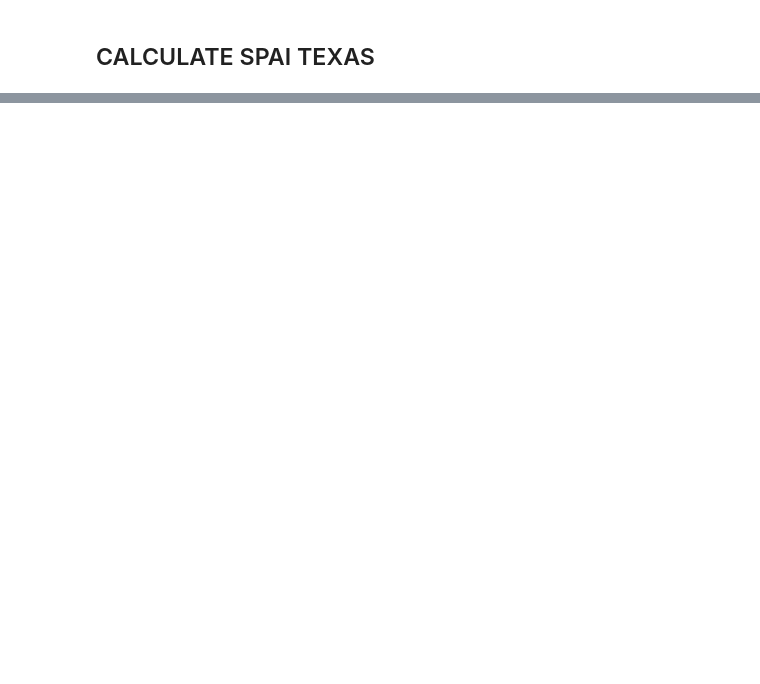
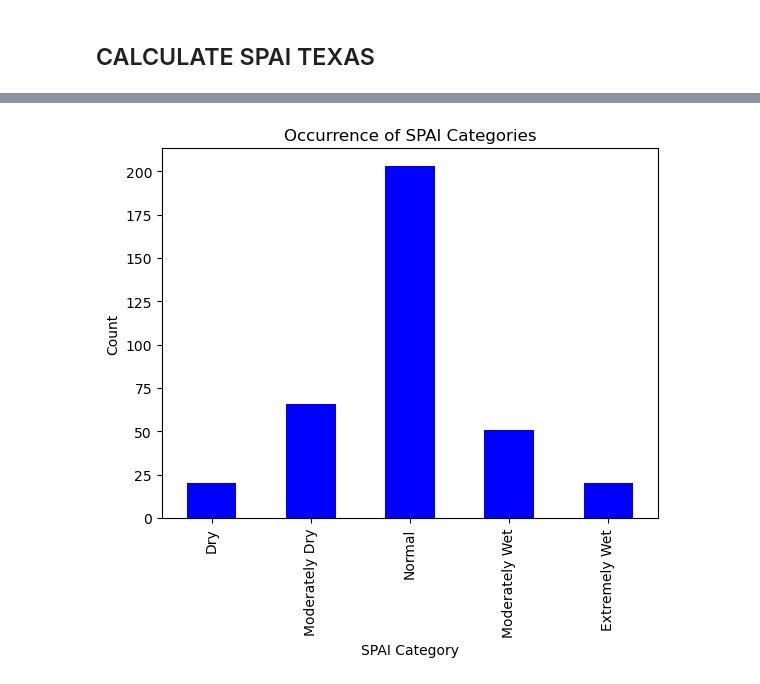
Before and after one commit to Akuna444/drought-prediction-machine-learning, a Jupyter notebook: Drought prediction.ipynb, the cells around one changed output, grey strips where cells are left out. Cells and saved outputs as stored; diff of their text form; code cells hidden in the pictures; blank space fills up the shorter version.

```diff
--- a/Drought prediction.ipynb
+++ b/Drought prediction.ipynb
@@ -1465,0 +1441,19 @@ rainfall_data.to_csv('spai_texas_forecasted.csv', index=False)
+# %%
+
+
+# Load the rainfall data from CSV
+rainfall_data = pd.read_csv('spi_texas_forecasted.csv')
+
+# Plot the occurrence of SPAI categories
+category_counts = rainfall_data['SPAI_Category'].value_counts().reindex(['Dry', 'Moderately Dry', 'Normal', 'Moderately Wet', 'Extremely Wet'])
+category_counts.plot(kind='bar', color='blue')
+
+# Set the plot title and axis labels
+plt.title('Occurrence of SPAI Categories')
+plt.xlabel('SPAI Category')
+plt.ylabel('Count')
+
+# Display the plot
+plt.show()
+# %% [output]
+[figure, added]
```
Also changed, not shown: parts of 39 cells of this notebook, 4 other files.
